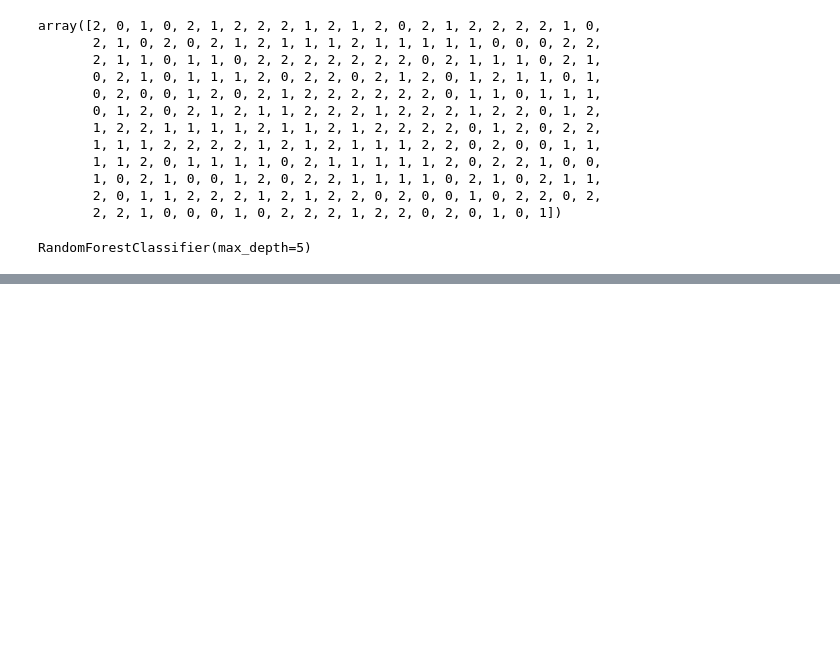
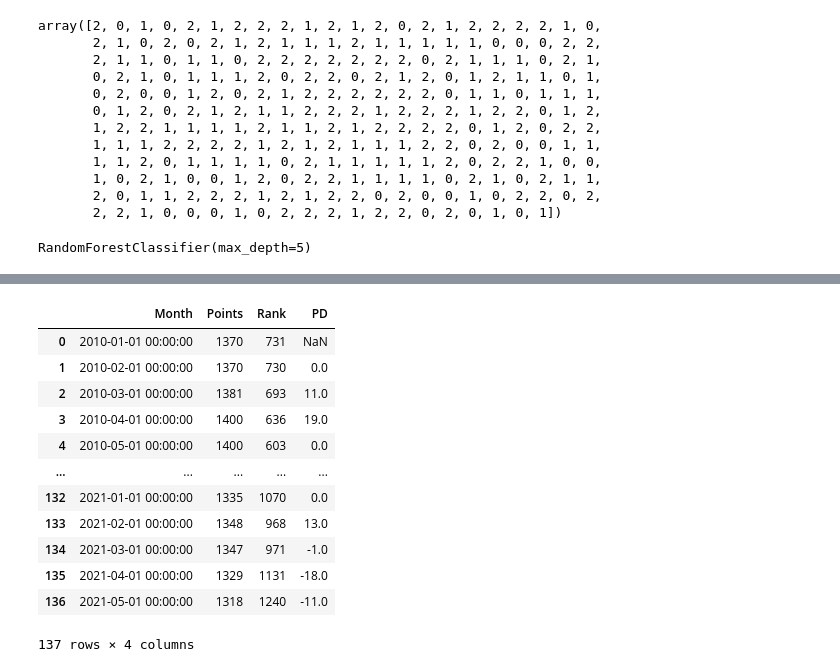
Before and after one commit to dovicie/jleague-result-prediction, a Jupyter notebook: predict_with_elorating.ipynb, the cells around one changed output, grey strips where cells are left out. Cells and saved outputs as stored; diff of their text form; code cells hidden in the pictures; blank space fills up the shorter version.

Commit message:
[add]1ヶ月前とのEloratingの差分(PointsDifference)を取得,PDカラムの追加 #5

```diff
--- a/predict_with_elorating.ipynb
+++ b/predict_with_elorating.ipynb
@@ -360,0 +374,3 @@ linear_svm.score(X_test,y_test) # 精度
+# %%
+df_rating =  pd.read_csv('./elo_rating_data/shimizu-s-pulse.csv')
+df_rating
@@ -360,0 +391,3 @@ linear_svm.score(X_test,y_test) # 精度
+# %%
+PD = df_rating["Points"].diff().rename("PD")
+PD
@@ -360,0 +407,18 @@ linear_svm.score(X_test,y_test) # 精度
+# %%
+df = pd.concat([df_rating, PD ],axis=1)
+# %%
+df
+# %% [output]
+|  | Month | Points | Rank | PD |
+| 0 | 2010-01-01 00:00:00 | 1370 | 731 | NaN |
+| 1 | 2010-02-01 00:00:00 | 1370 | 730 | 0.0 |
+| 2 | 2010-03-01 00:00:00 | 1381 | 693 | 11.0 |
+| 3 | 2010-04-01 00:00:00 | 1400 | 636 | 19.0 |
+| 4 | 2010-05-01 00:00:00 | 1400 | 603 | 0.0 |
+| ... | ... | ... | ... | ... |
+| 132 | 2021-01-01 00:00:00 | 1335 | 1070 | 0.0 |
+| 133 | 2021-02-01 00:00:00 | 1348 | 968 | 13.0 |
+| 134 | 2021-03-01 00:00:00 | 1347 | 971 | -1.0 |
+| 135 | 2021-04-01 00:00:00 | 1329 | 1131 | -18.0 |
+| 136 | 2021-05-01 00:00:00 | 1318 | 1240 | -11.0 |
+137 rows × 4 columns
```
Also changed, not shown: parts of 22 cells of this notebook, 23 other files.
